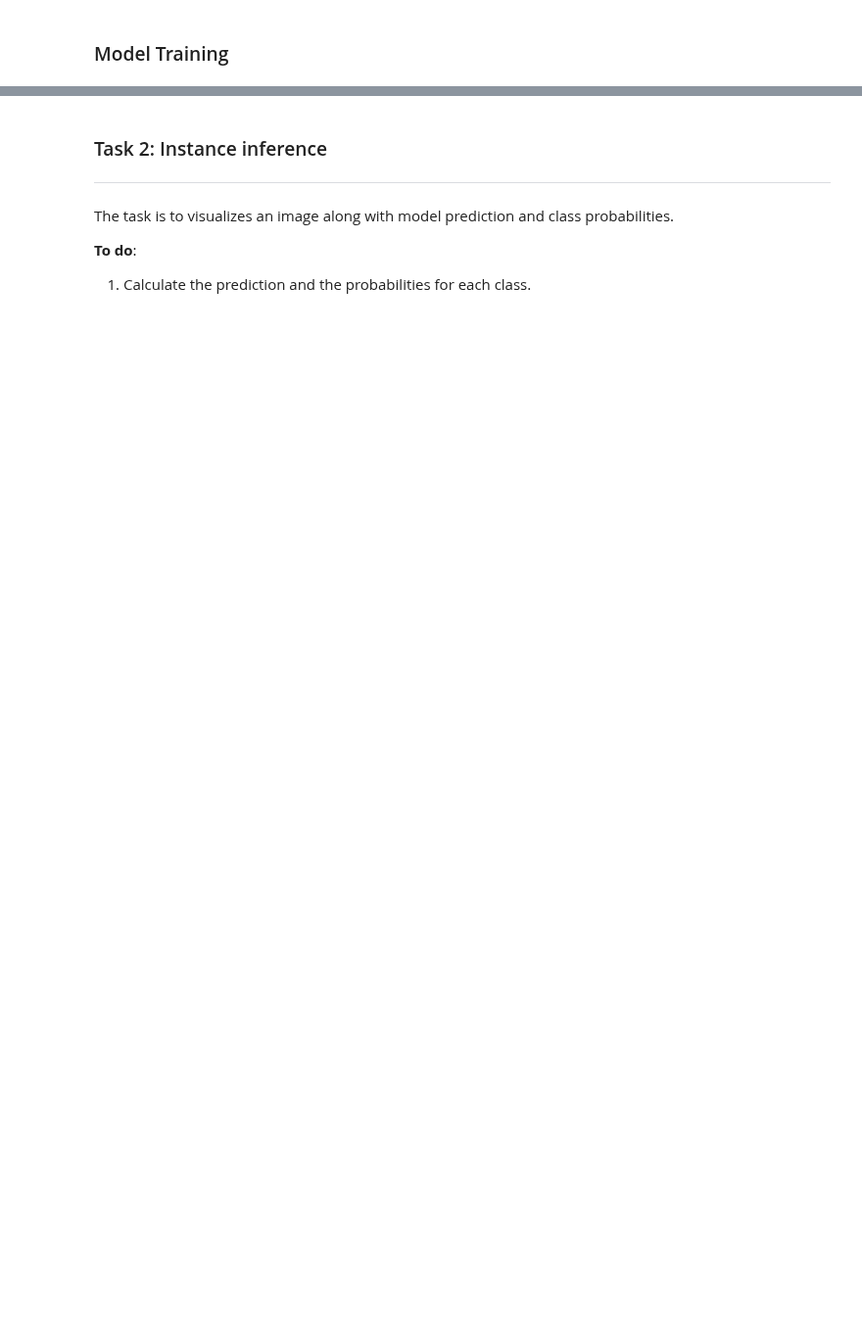
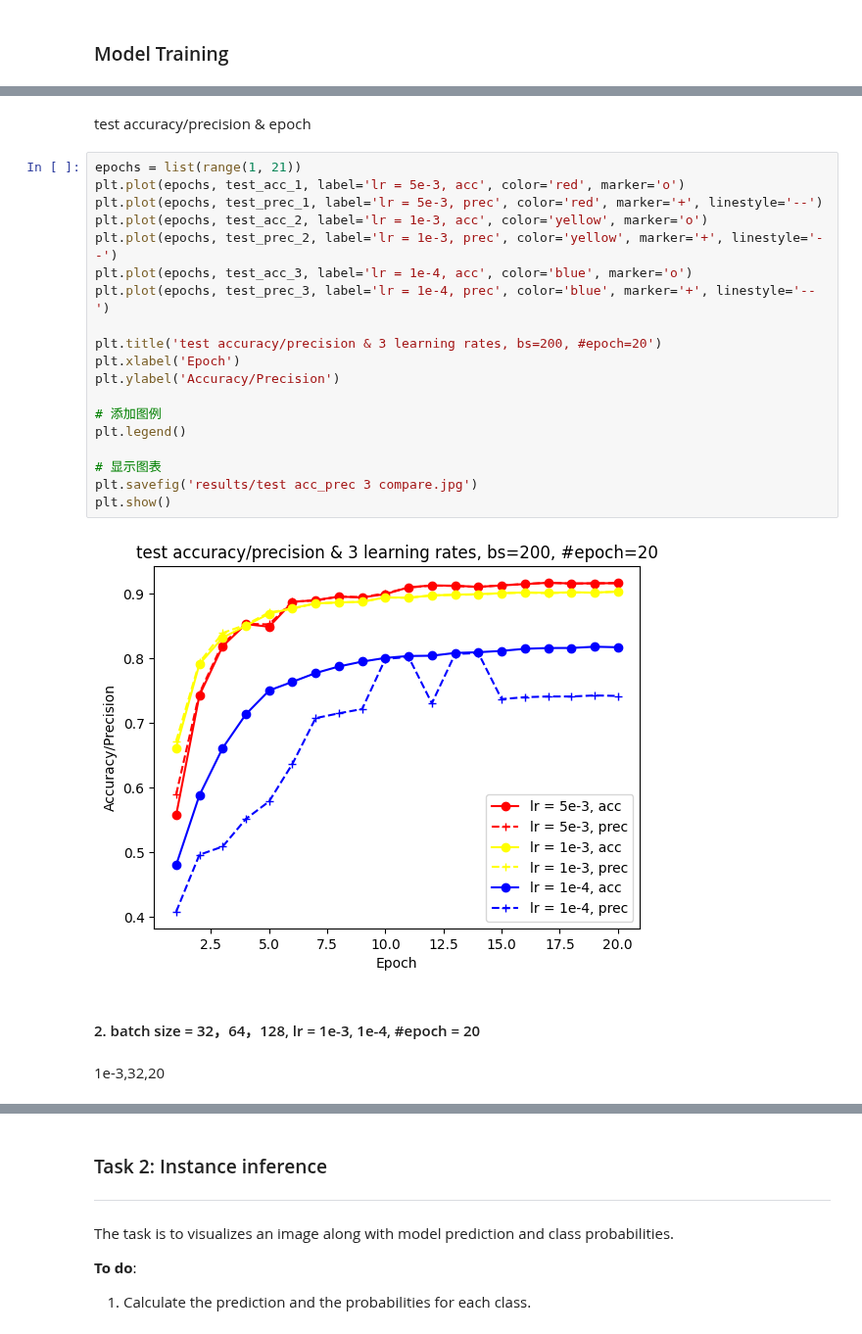
Before and after one commit to SustechSTA303/STA303-Assignment01, a Jupyter notebook: Assignment01.ipynb, the cells around one changed output, grey strips where cells are left out. Shown at 98% size. Cells and saved outputs as stored; diff of their text form; blank space fills up the shorter version.

```diff
--- a/Assignment01.ipynb
+++ b/Assignment01.ipynb
@@ -256,0 +610,27 @@ for epoch in range(NUM_EPOCHS):
+# %% [markdown]
+test accuracy/precision & epoch
+# %%
+epochs = list(range(1, 21))
+plt.plot(epochs, test_acc_1, label='lr = 5e-3, acc', color='red', marker='o')
+plt.plot(epochs, test_prec_1, label='lr = 5e-3, prec', color='red', marker='+', linestyle='--')
+plt.plot(epochs, test_acc_2, label='lr = 1e-3, acc', color='yellow', marker='o')
+plt.plot(epochs, test_prec_2, label='lr = 1e-3, prec', color='yellow', marker='+', linestyle='--')
+plt.plot(epochs, test_acc_3, label='lr = 1e-4, acc', color='blue', marker='o')
+plt.plot(epochs, test_prec_3, label='lr = 1e-4, prec', color='blue', marker='+', linestyle='--')
+
+plt.title('test accuracy/precision & 3 learning rates, bs=200, #epoch=20')
+plt.xlabel('Epoch')
+plt.ylabel('Accuracy/Precision')
+
+# 添加图例
+plt.legend()
+
+# 显示图表
+plt.savefig('results/test acc_prec 3 compare.jpg')
+plt.show()
+# %% [output]
+[figure, added]
+# %% [markdown]
+#### 2. batch size = 32，64，128, lr = 1e-3, 1e-4, #epoch = 20
+# %% [markdown]
+1e-3,32,20
```
Also changed, not shown: parts of 56 cells of this notebook, 6 other files.
